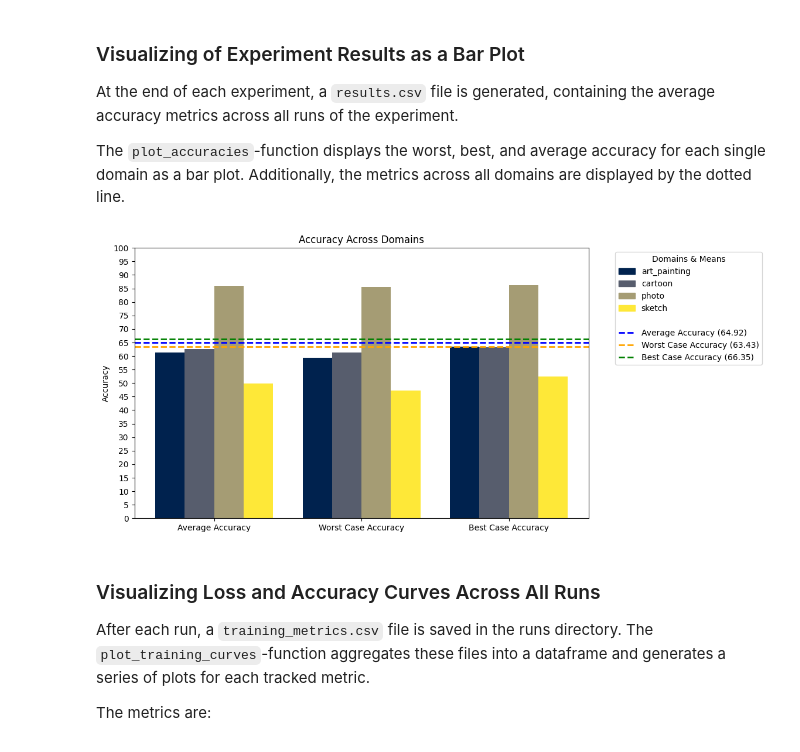
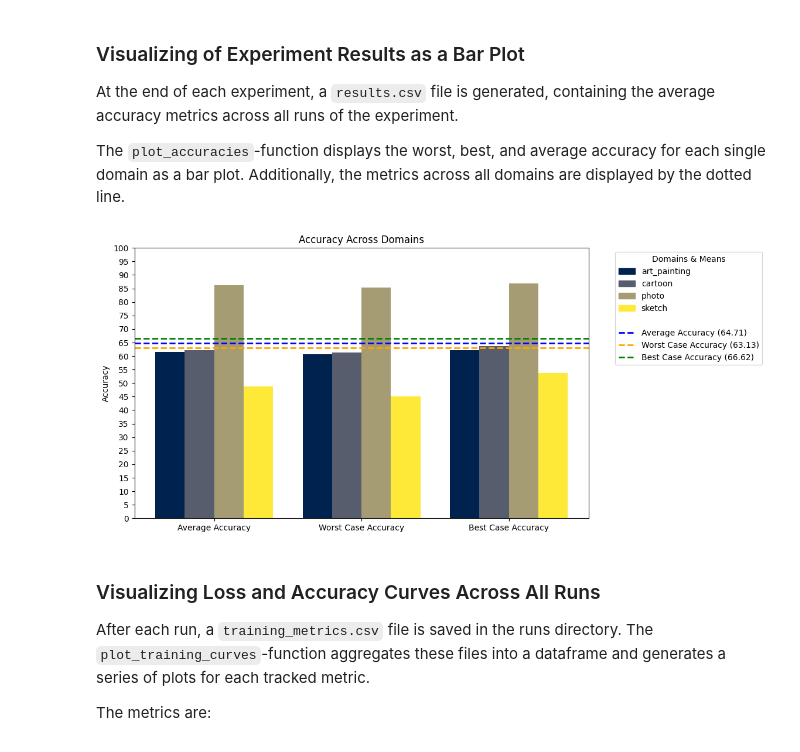
Before and after one commit to VoErik/domain-generalization, a Jupyter notebook: examples/visualizing_results.ipynb, the cells around one changed output. Drawn from its saved outputs; the diff is of its cells as text; code cells hidden in the pictures.

```diff
--- a/examples/visualizing_results.ipynb
+++ b/examples/visualizing_results.ipynb
@@ -7,10 +7,10 @@ The `plot_accuracies`-function displays the worst, best, and average accuracy fo
 # %%
 from domgen.eval import plot_accuracies
 
-path = '../experiments/First/results.csv'
+path = '../experiments/Second/results.csv'
 plot_accuracies(path, cmap='cividis') # use cividis or viridis to accommodate for colorblindness
 # %% [output]
-[figure, old version]
+[figure, new version]
 # %% [markdown]
 ### Visualizing Loss and Accuracy Curves Across All Runs
 
```
Also changed, not shown: parts of 1 cell of this notebook.
